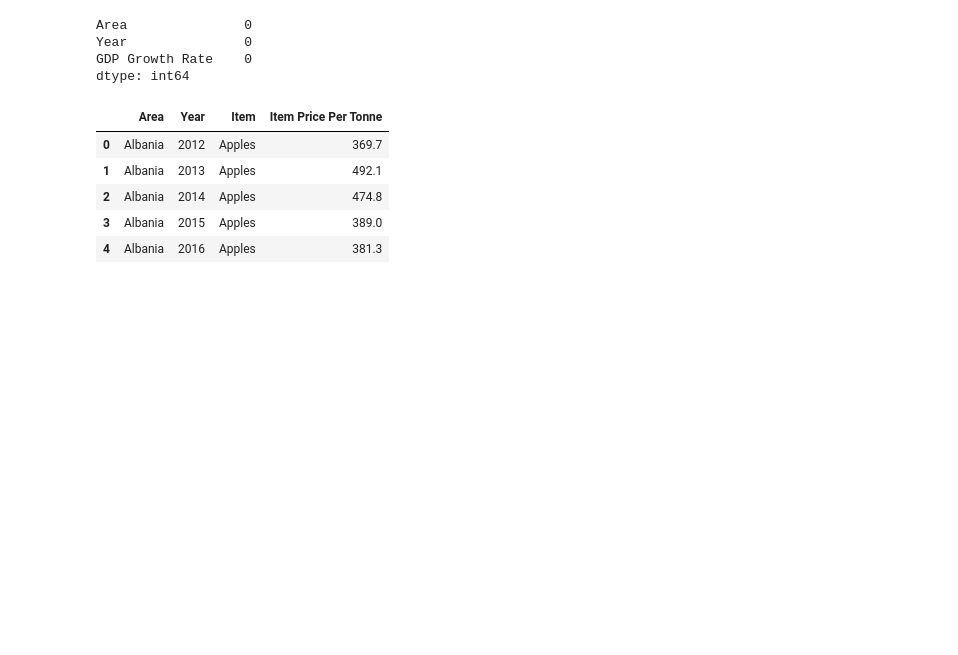
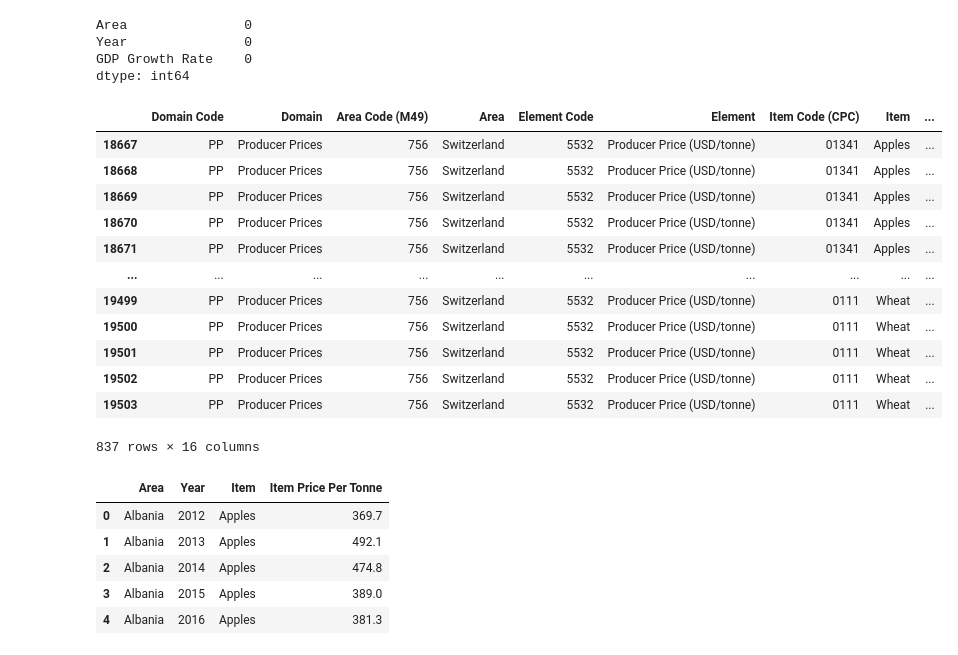
Before and after one commit to filipsam789/food-explainable-ai, a Jupyter notebook: PythonProject/data-preprocessing.ipynb, the cells around one changed output. Saved outputs shown, nothing was run; the diff lists cells and outputs as text; code cells hidden in the pictures; blank space fills up the shorter version.

```diff
--- a/PythonProject/data-preprocessing.ipynb
+++ b/PythonProject/data-preprocessing.ipynb
@@ -130,6 +130,22 @@ GDP Growth Rate    0
 dtype: int64
 # %%
 dataset_producer_prices = pd.read_csv('./data/producer_prices.csv')
+# %%
+dataset_producer_prices[dataset_producer_prices['Area'] == "Switzerland"]
+# %% [output]
+|  | Domain Code | Domain | Area Code (M49) | Area | Element Code | Element | Item Code (CPC) | Item | ... |
+| 18667 | PP | Producer Prices | 756 | Switzerland | 5532 | Producer Price (USD/tonne) | 01341 | Apples | ... |
+| 18668 | PP | Producer Prices | 756 | Switzerland | 5532 | Producer Price (USD/tonne) | 01341 | Apples | ... |
+| 18669 | PP | Producer Prices | 756 | Switzerland | 5532 | Producer Price (USD/tonne) | 01341 | Apples | ... |
+| 18670 | PP | Producer Prices | 756 | Switzerland | 5532 | Producer Price (USD/tonne) | 01341 | Apples | ... |
+| 18671 | PP | Producer Prices | 756 | Switzerland | 5532 | Producer Price (USD/tonne) | 01341 | Apples | ... |
+| ... | ... | ... | ... | ... | ... | ... | ... | ... | ... |
+| 19499 | PP | Producer Prices | 756 | Switzerland | 5532 | Producer Price (USD/tonne) | 0111 | Wheat | ... |
+| 19500 | PP | Producer Prices | 756 | Switzerland | 5532 | Producer Price (USD/tonne) | 0111 | Wheat | ... |
+| 19501 | PP | Producer Prices | 756 | Switzerland | 5532 | Producer Price (USD/tonne) | 0111 | Wheat | ... |
+| 19502 | PP | Producer Prices | 756 | Switzerland | 5532 | Producer Price (USD/tonne) | 0111 | Wheat | ... |
+| 19503 | PP | Producer Prices | 756 | Switzerland | 5532 | Producer Price (USD/tonne) | 0111 | Wheat | ... |
+837 rows × 16 columns
 # %%
 dataset_producer_prices = dataset_producer_prices[['Area', 'Year', 'Item', 'Value']]
 # %%
```
Also changed, not shown: parts of 19 cells of this notebook, 4 other files.
